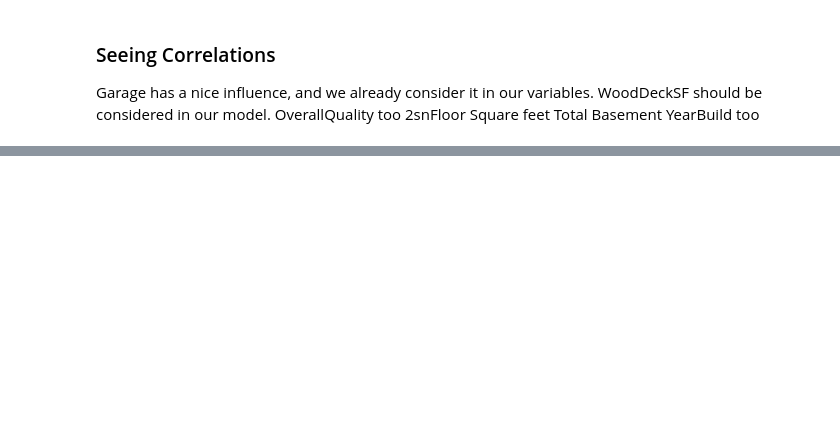
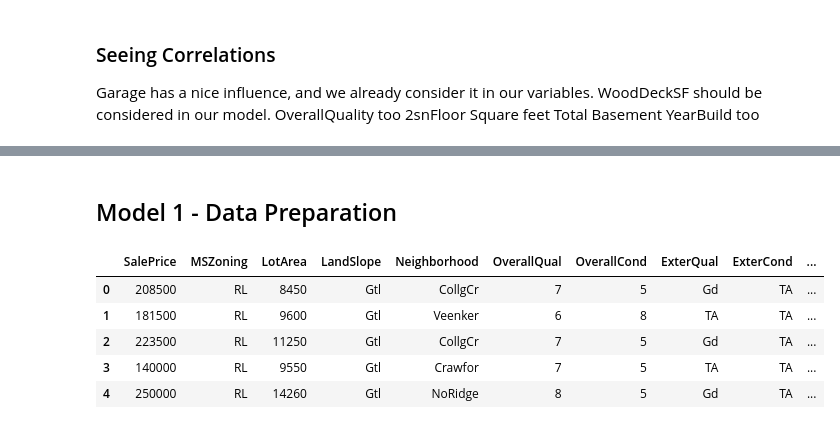
Before and after one commit to renaldocavalcante94/kaggle-houseprices-challenge, a Jupyter notebook: Study.ipynb, the cells around one changed output, grey strips where cells are left out. Drawn from its saved outputs; the diff is of its cells as text; code cells hidden in the pictures; blank space fills up the shorter version.

Commit message:
Model Summary

```diff
--- a/Study.ipynb
+++ b/Study.ipynb
@@ -311,4 +309,4 @@ OverallQuality too
 Total Basement
 YearBuild too
 # %%
-all_variables.append(['YearBuild','WoodDeckSF','Fireplaces','MasVnrArea'])
+all_variables+['YearBuild','WoodDeckSF','Fireplaces','MasVnrArea']
@@ -318,0 +345,12 @@ Firs I'll try an
+# %% [markdown]
+## Model 1 - Data Preparation
+# %%
+model1_variables = all_variables
+df_train[target_variable+model1_variables].head()
+# %% [output]
+|  | SalePrice | MSZoning | LotArea | LandSlope | Neighborhood | OverallQual | OverallCond | ExterQual | ExterCond | ... |
+| 0 | 208500 | RL | 8450 | Gtl | CollgCr | 7 | 5 | Gd | TA | ... |
+| 1 | 181500 | RL | 9600 | Gtl | Veenker | 6 | 8 | TA | TA | ... |
+| 2 | 223500 | RL | 11250 | Gtl | CollgCr | 7 | 5 | Gd | TA | ... |
+| 3 | 140000 | RL | 9550 | Gtl | Crawfor | 7 | 5 | TA | TA | ... |
+| 4 | 250000 | RL | 14260 | Gtl | NoRidge | 8 | 5 | Gd | TA | ... |
```
Also changed, not shown: parts of 6 cells of this notebook.
